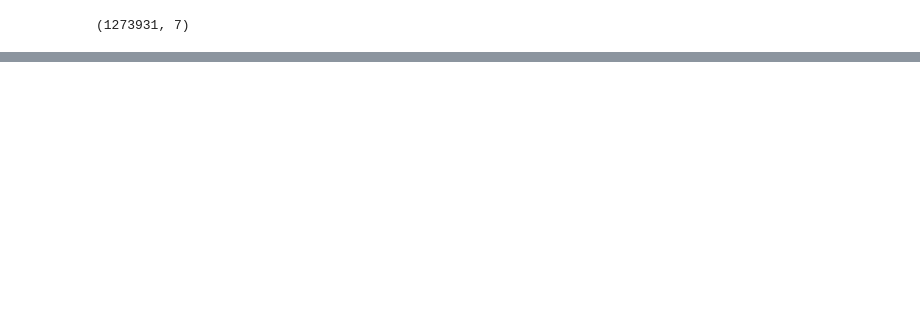
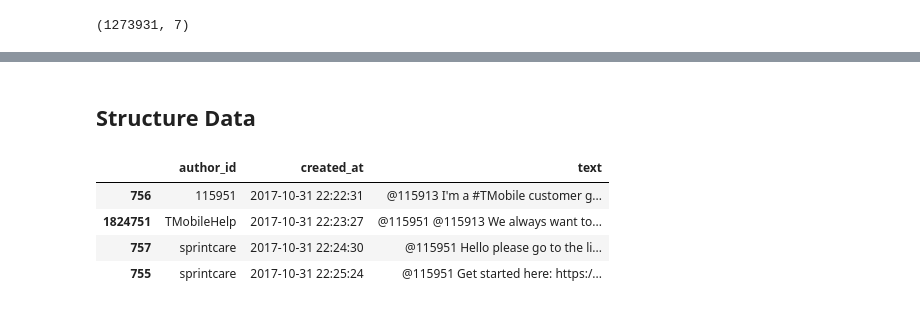
Before and after one commit to tomahawklin/CustomerSupportBot, a Jupyter notebook: DataDescription.ipynb, the cells around one changed output, grey strips where cells are left out. Cells and saved outputs as stored; diff of their text form; code cells hidden in the pictures; blank space fills up the shorter version.

```diff
--- a/DataDescription.ipynb
+++ b/DataDescription.ipynb
@@ -110,0 +147,10 @@ a.reset_index()
+# %% [markdown]
+## Structure Data
+# %%
+df[df.tweet_id.isin([1299, 1298, 1300, 1301])].sort_values(by='created_at')[['author_id','created_at','text']]
+# %% [output]
+|  | author_id | created_at | text |
+| 756 | 115951 | 2017-10-31 22:22:31 | @115913 I'm a #TMobile customer g... |
+| 1824751 | TMobileHelp | 2017-10-31 22:23:27 | @115951 @115913 We always want to... |
+| 757 | sprintcare | 2017-10-31 22:24:30 | @115951 Hello please go to the li... |
+| 755 | sprintcare | 2017-10-31 22:25:24 | @115951 Get started here: https:/... |
```
Also changed, not shown: parts of 23 cells of this notebook.
